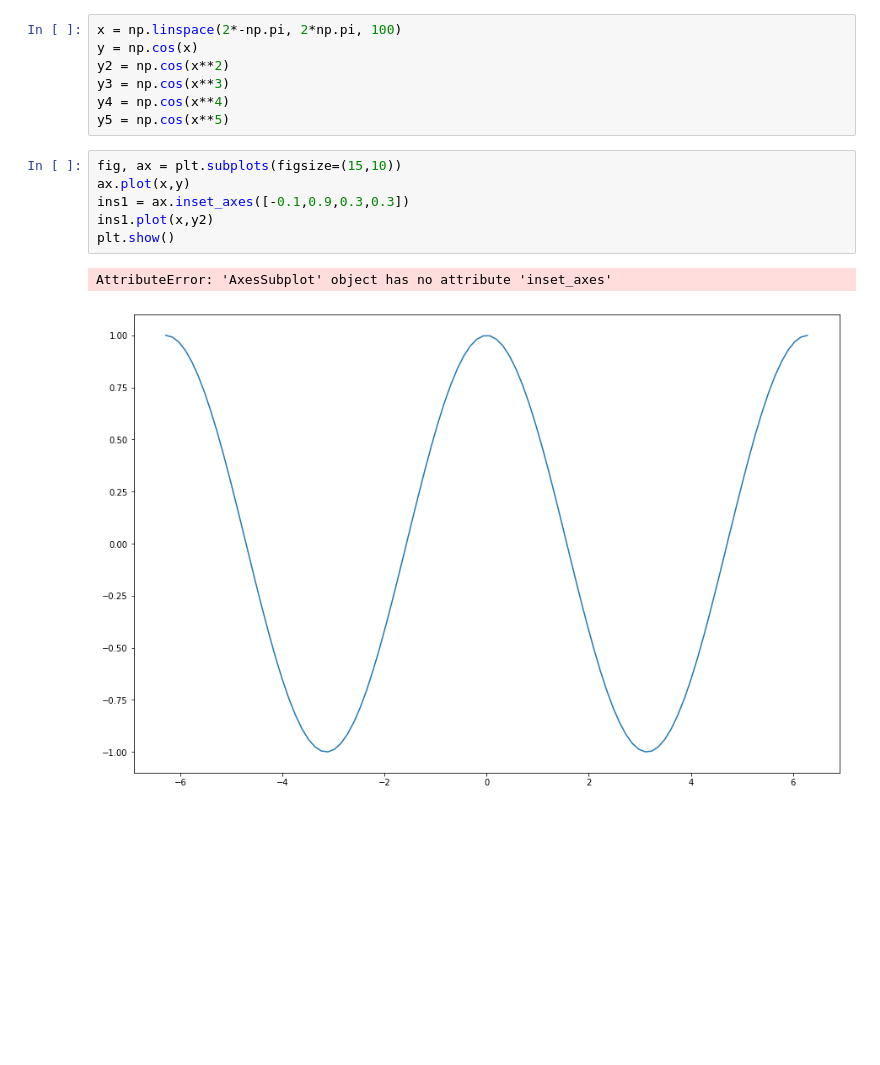
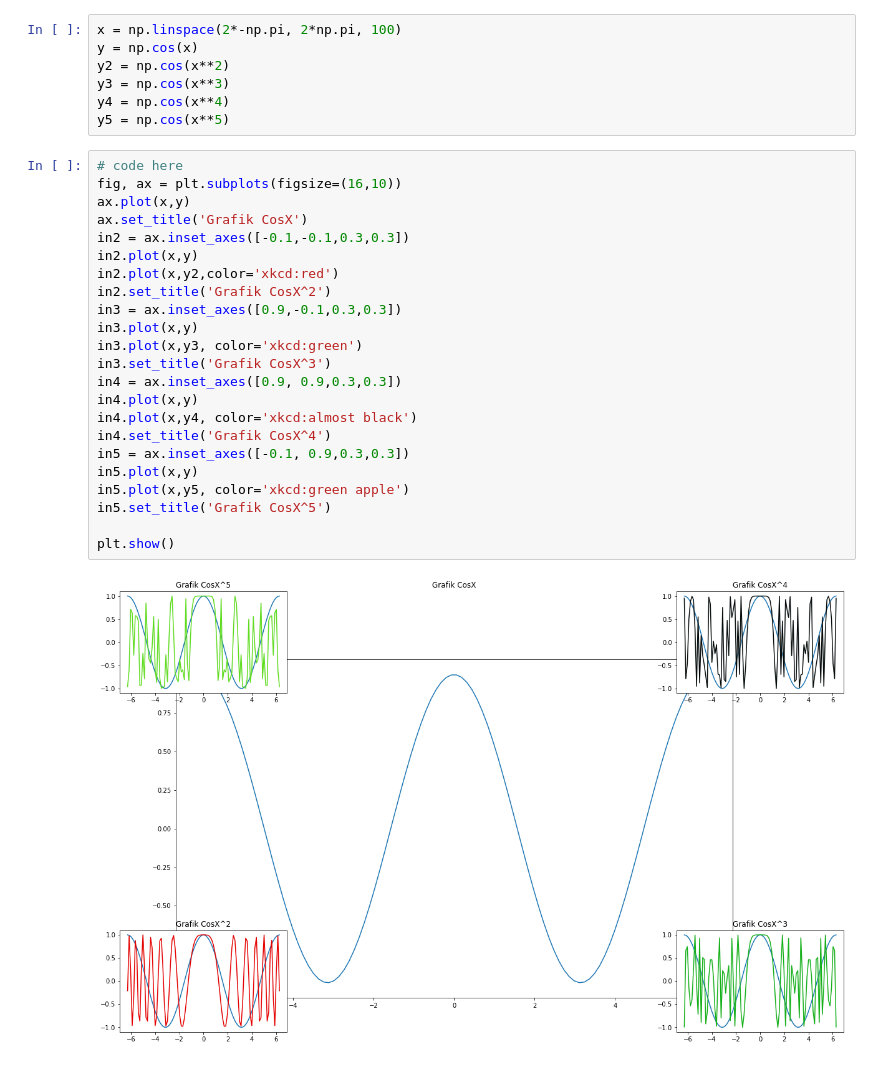
Before and after one commit to anggawp-learning/sanberlearn, a Jupyter notebook: Tugas Hari 3 Pekan 3_Angga Wahyu Pratama.ipynb, the cells around one changed output. Drawn from its saved outputs; the diff is of its cells as text; blank space fills up the shorter version.

```diff
--- a/Tugas Hari 3 Pekan 3_Angga Wahyu Pratama.ipynb
+++ b/Tugas Hari 3 Pekan 3_Angga Wahyu Pratama.ipynb
@@ -39,15 +38,31 @@ y2 = np.cos(x**2)
 y3 = np.cos(x**3)
 y4 = np.cos(x**4)
 y5 = np.cos(x**5)
-# %%
-fig, ax = plt.subplots(figsize=(15,10))
-ax.plot(x,y)
-ins1 = ax.inset_axes([-0.1,0.9,0.3,0.3])
-ins1.plot(x,y2)
-plt.show()
-# %% [output]
-AttributeError: 'AxesSubplot' object has no attribute 'inset_axes'
-[figure, removed]
+# %%
+# code here
+fig, ax = plt.subplots(figsize=(16,10))
+ax.plot(x,y)
+ax.set_title('Grafik CosX')
+in2 = ax.inset_axes([-0.1,-0.1,0.3,0.3])
+in2.plot(x,y)
+in2.plot(x,y2,color='xkcd:red')
+in2.set_title('Grafik CosX^2')
+in3 = ax.inset_axes([0.9,-0.1,0.3,0.3])
+in3.plot(x,y)
+in3.plot(x,y3, color='xkcd:green')
+in3.set_title('Grafik CosX^3')
+in4 = ax.inset_axes([0.9, 0.9,0.3,0.3])
+in4.plot(x,y)
+in4.plot(x,y4, color='xkcd:almost black')
+in4.set_title('Grafik CosX^4')
+in5 = ax.inset_axes([-0.1, 0.9,0.3,0.3])
+in5.plot(x,y)
+in5.plot(x,y5, color='xkcd:green apple')
+in5.set_title('Grafik CosX^5')
+
+plt.show()
+# %% [output]
+[figure, added]
 # %% [markdown]
 Expected Output:
 
```
Also changed, not shown: parts of 1 cell of this notebook.
